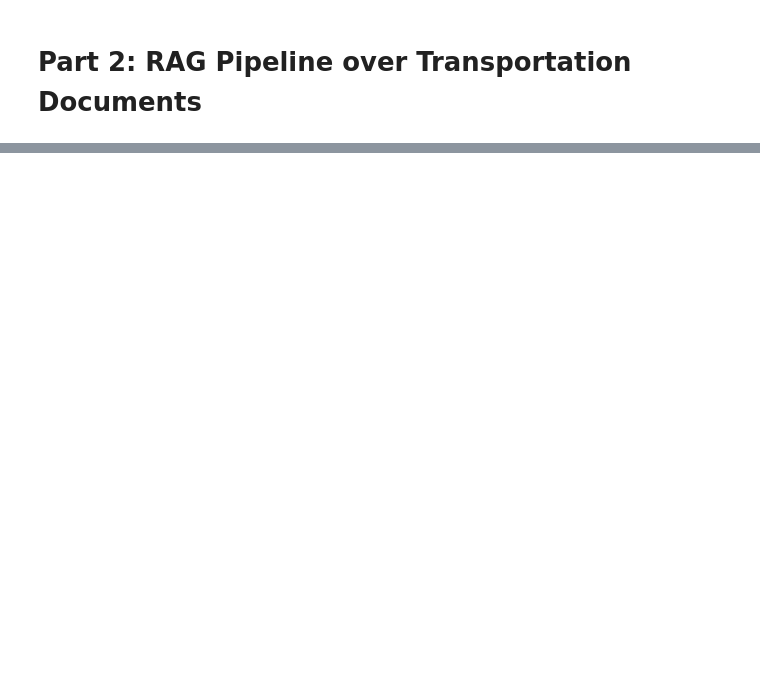
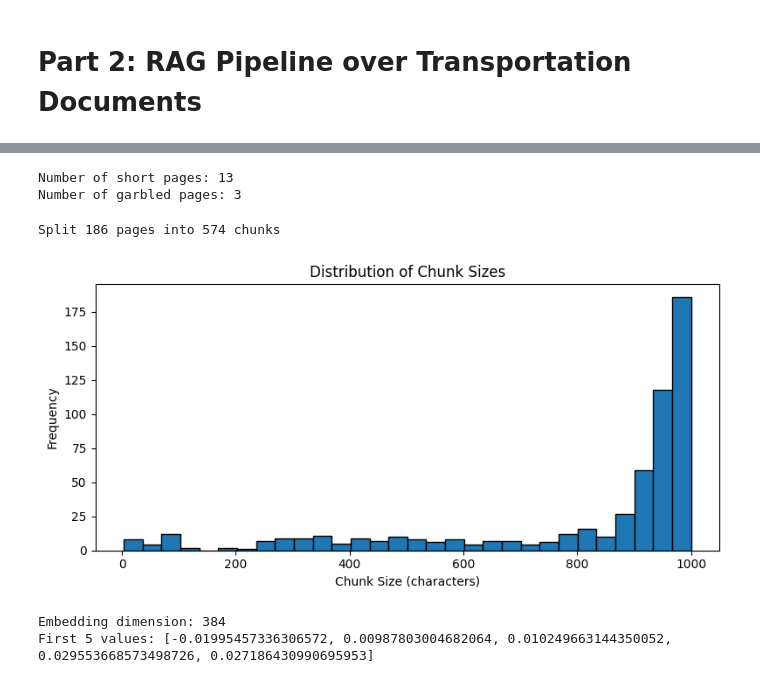
Before and after one commit to JJ-ama-LL/LLM-Powered-Applications-and-Distributed-Computing, a Jupyter notebook: assignment3.ipynb, the cells around one changed output, grey strips where cells are left out. Drawn from its saved outputs; the diff is of its cells as text; code cells hidden in the pictures; blank space fills up the shorter version.

```diff
--- a/assignment3.ipynb
+++ b/assignment3.ipynb
@@ -586,0 +415,72 @@ Number of garbled pages: 0
+# %%
+# Identify short pages (less than 50 characters)
+short_pages = []
+for doc in raw_documents:
+    if len(doc.page_content.strip()) < 50:
+        short_pages.append(doc.metadata)
+
+# Function to identify garbled text based on character composition
+def is_garbled(text):
+    if not text.strip():
+        return True
+    alpha_ratio = sum(c.isalpha() for c in text) / len(text)
+    space_ratio = sum(c.isspace() for c in text) / len(text)
+    return alpha_ratio < 0.3 and space_ratio < 0.5
+
+# Identify garbled pages based on the first 200 characters
+garbled_pages = []
+for doc in raw_documents:
+    if is_garbled(doc.page_content[:200]):
+        garbled_pages.append(doc.metadata)
+
+print(f"Number of short pages: {len(short_pages)}")
+print(f"Number of garbled pages: {len(garbled_pages)}")
+# %% [output]
+Number of short pages: 13
+Number of garbled pages: 3
+# %%
+def create_chunks(chunk_size):
+    text_splitter = RecursiveCharacterTextSplitter(
+        chunk_size=chunk_size,
+        chunk_overlap=200,
+        separators=["\n\n", "\n", ". ", " ", ""]
+    )
+    return text_splitter.split_documents(raw_documents)
+
+# Split the documents into chunks
+chunks = create_chunks(chunk_size=1000)
+
+# Ensure metadata is preserved in chunks
+for chunk in chunks:
+    chunk.metadata["source"] = chunk.metadata.get("source", "unknown_file")
+    chunk.metadata["page"] = chunk.metadata.get("page", "unknown_page")
+
+print(f"Split {len(raw_documents)} pages into {len(chunks)} chunks")
+# %% [output]
+Split 186 pages into 574 chunks
+# %%
+# Visualize the distribution of chunk sizes
+chunk_lengths = [len(chunk.page_content) for chunk in chunks]
+
+plt.figure(figsize=(8, 4))
+plt.hist(chunk_lengths, bins=30, edgecolor='black')
+plt.title("Distribution of Chunk Sizes")
+plt.xlabel("Chunk Size (characters)")
+plt.ylabel("Frequency")
+plt.tight_layout()
+plt.show()
+# %% [output]
+[figure, added]
+# %%
+# Initialize HuggingFace Embeddings
+embedding_model = HuggingFaceEmbeddings(
+    model_name="all-MiniLM-L6-v2"
+)
+
+# Test embedding
+test_embedding = embedding_model.embed_query("What is machine learning?")
+print(f"Embedding dimension: {len(test_embedding)}")
+print(f"First 5 values: {test_embedding[:5]}")
+# %% [output]
+Embedding dimension: 384
+First 5 values: [-0.01995457336306572, 0.00987803004682064, 0.010249663144350052, 0.029553668573498726, 0.027186430990695953]
```
Also changed, not shown: parts of 26 cells of this notebook, 2 other files.
